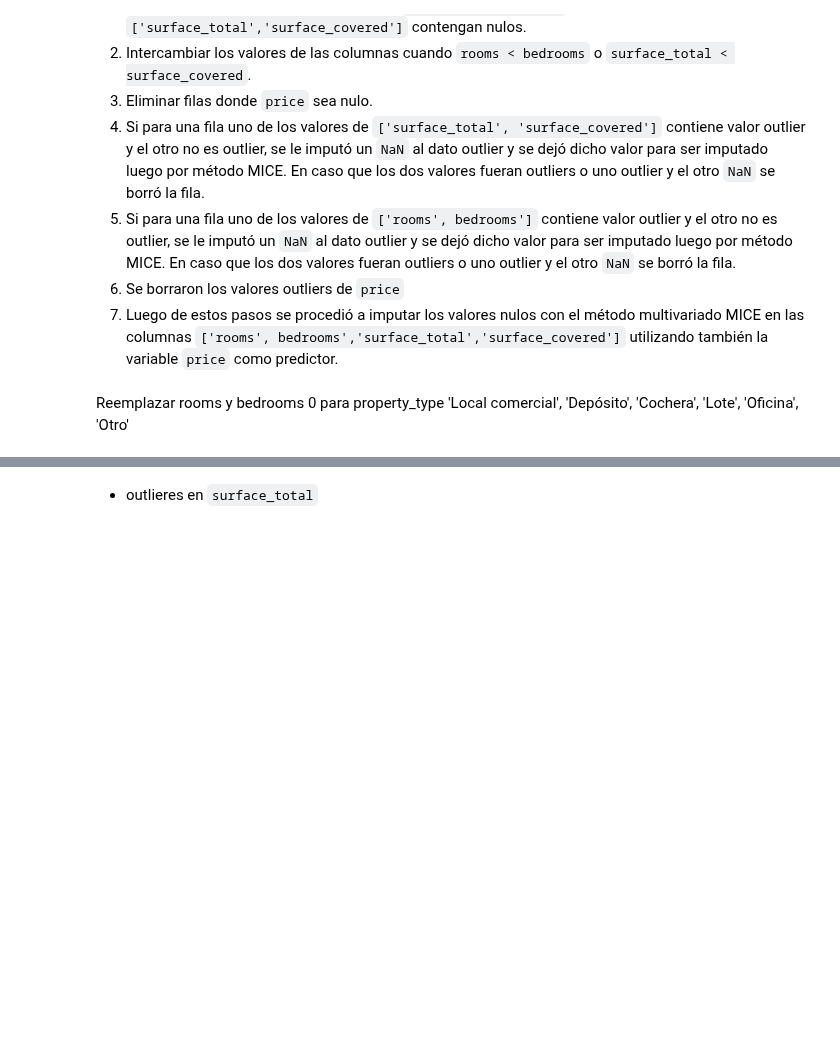
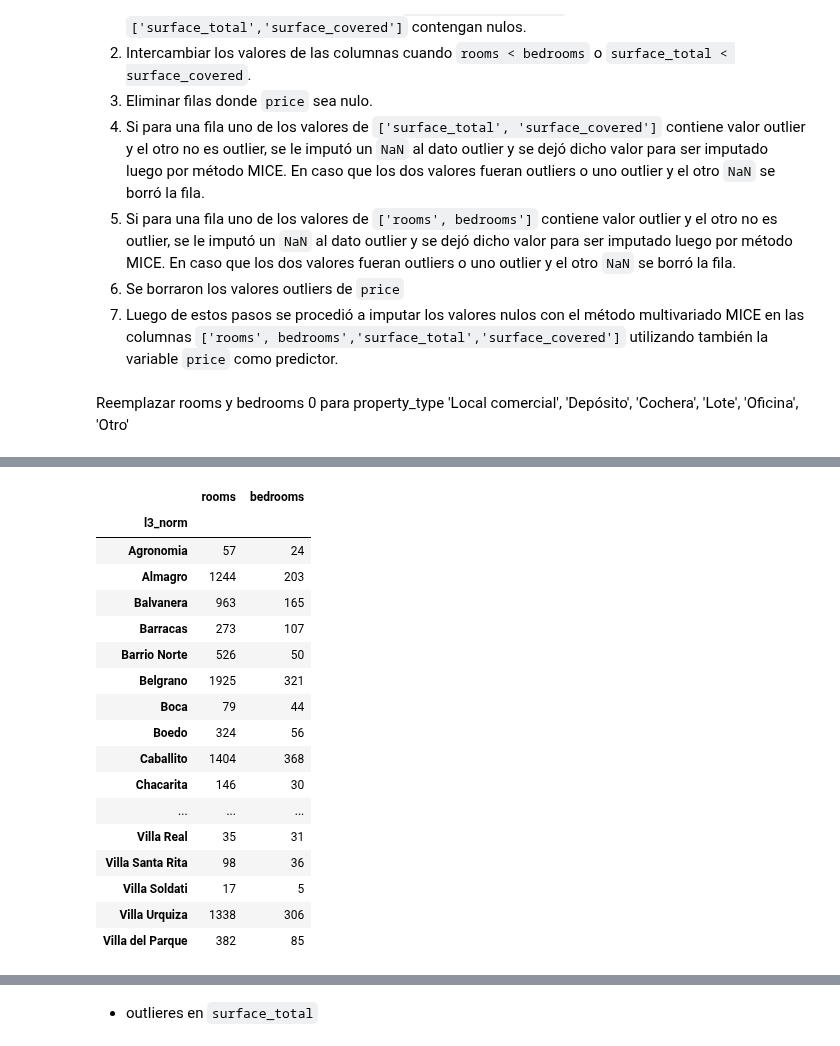
Before and after one commit to Ignacio-Ibarra/tpAA, a Jupyter notebook: Pre-processing.ipynb, the cells around one changed output, grey strips where cells are left out. Saved outputs shown, nothing was run; the diff lists cells and outputs as text; code cells hidden in the pictures; blank space fills up the shorter version.

```diff
--- a/Pre-processing.ipynb
+++ b/Pre-processing.ipynb
@@ -397,0 +489,21 @@ data.shape
+# %%
+nas_rb = data[data[['rooms', 'bedrooms']].isna().any(axis=1)][['rooms', 'bedrooms', 'l3_norm']].groupby('l3_norm').count()
+# %% [output]
+|  | rooms | bedrooms |
+| l3_norm |  |  |
+| Agronomia | 57 | 24 |
+| Almagro | 1244 | 203 |
+| Balvanera | 963 | 165 |
+| Barracas | 273 | 107 |
+| Barrio Norte | 526 | 50 |
+| Belgrano | 1925 | 321 |
+| Boca | 79 | 44 |
+| Boedo | 324 | 56 |
+| Caballito | 1404 | 368 |
+| Chacarita | 146 | 30 |
+| ... | ... | ... |
+| Villa Real | 35 | 31 |
+| Villa Santa Rita | 98 | 36 |
+| Villa Soldati | 17 | 5 |
+| Villa Urquiza | 1338 | 306 |
+| Villa del Parque | 382 | 85 |
```
Also changed, not shown: parts of 45 cells of this notebook.
